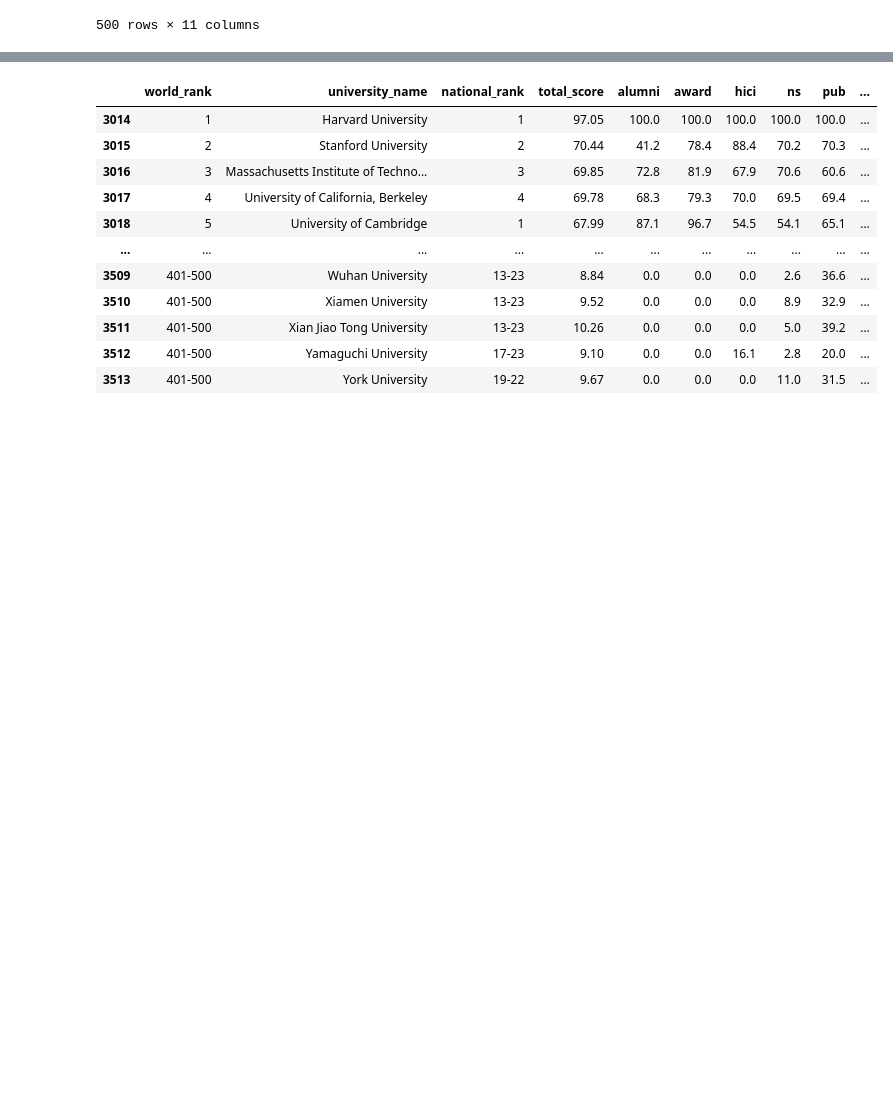
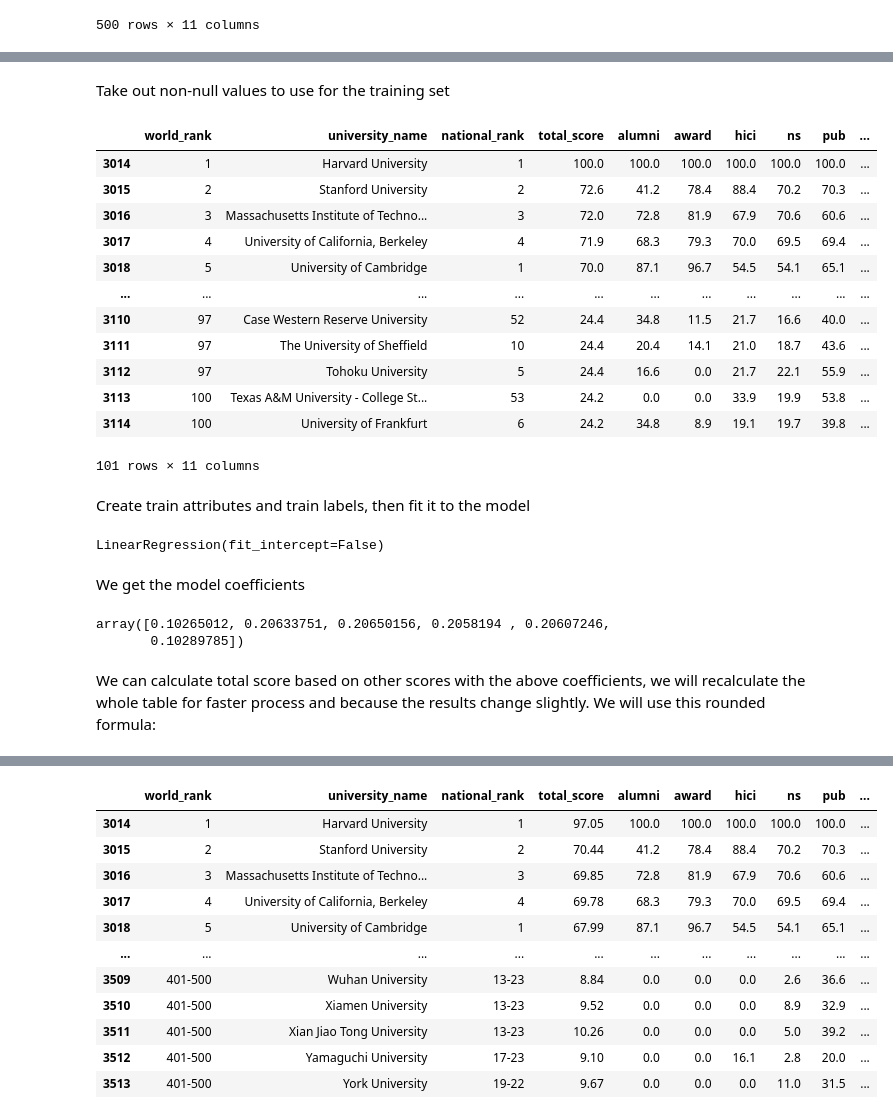
Before and after one commit to itskoi/P4DS-FinalProject, a Jupyter notebook: EDA.ipynb, the cells around one changed output, grey strips where cells are left out. Saved outputs shown, nothing was run; the diff lists cells and outputs as text; code cells hidden in the pictures; blank space fills up the shorter version.

```diff
--- a/EDA.ipynb
+++ b/EDA.ipynb
@@ -109,5 +85,5 @@ Reading csv file
 # %%
-sh_data = pd.read_csv(r"./data/shanghaiData.csv")
+sh_data = pd.read_csv(r"./Data/shanghaiData.csv")
 sh_data.head()
 # %% [output]
 |  | world_rank | university_name | national_rank | total_score | alumni | award | hici | ns | pub | ... |
@@ -507 +543,38 @@ df
+# %% [markdown]
+Take out non-null values to use for the training set
+# %%
+df_train = df[df['total_score'].notna()]
+df_train
+# %% [output]
+|  | world_rank | university_name | national_rank | total_score | alumni | award | hici | ns | pub | ... |
+| 3014 | 1 | Harvard University | 1 | 100.0 | 100.0 | 100.0 | 100.0 | 100.0 | 100.0 | ... |
+| 3015 | 2 | Stanford University | 2 | 72.6 | 41.2 | 78.4 | 88.4 | 70.2 | 70.3 | ... |
+| 3016 | 3 | Massachusetts Institute of Techno... | 3 | 72.0 | 72.8 | 81.9 | 67.9 | 70.6 | 60.6 | ... |
+| 3017 | 4 | University of California, Berkeley | 4 | 71.9 | 68.3 | 79.3 | 70.0 | 69.5 | 69.4 | ... |
+| 3018 | 5 | University of Cambridge | 1 | 70.0 | 87.1 | 96.7 | 54.5 | 54.1 | 65.1 | ... |
+| ... | ... | ... | ... | ... | ... | ... | ... | ... | ... | ... |
+| 3110 | 97 | Case Western Reserve University | 52 | 24.4 | 34.8 | 11.5 | 21.7 | 16.6 | 40.0 | ... |
+| 3111 | 97 | The University of Sheffield | 10 | 24.4 | 20.4 | 14.1 | 21.0 | 18.7 | 43.6 | ... |
+| 3112 | 97 | Tohoku University | 5 | 24.4 | 16.6 | 0.0 | 21.7 | 22.1 | 55.9 | ... |
+| 3113 | 100 | Texas A&M University - College St... | 53 | 24.2 | 0.0 | 0.0 | 33.9 | 19.9 | 53.8 | ... |
+| 3114 | 100 | University of Frankfurt | 6 | 24.2 | 34.8 | 8.9 | 19.1 | 19.7 | 39.8 | ... |
+101 rows × 11 columns
+# %% [markdown]
+Create train attributes and train labels, then fit it to the model
+# %%
+X_train = df_train.iloc[:, 4:10].to_numpy()
+y_train = df_train.iloc[:, 3].to_numpy()
+
+model.fit(X_train, y_train)
+# %% [output]
+LinearRegression(fit_intercept=False)
+# %% [markdown]
+We get the model coefficients
+# %%
+model.coef_
+# %% [output]
+array([0.10265012, 0.20633751, 0.20650156, 0.2058194 , 0.20607246,
+       0.10289785])
+# %% [markdown]
+We can calculate total score based on other scores with the above coefficients, we will recalculate the whole table for faster process and because the results change slightly. We will use this rounded formula:
 # %% [markdown]
```
Also changed, not shown: parts of 154 cells of this notebook.
